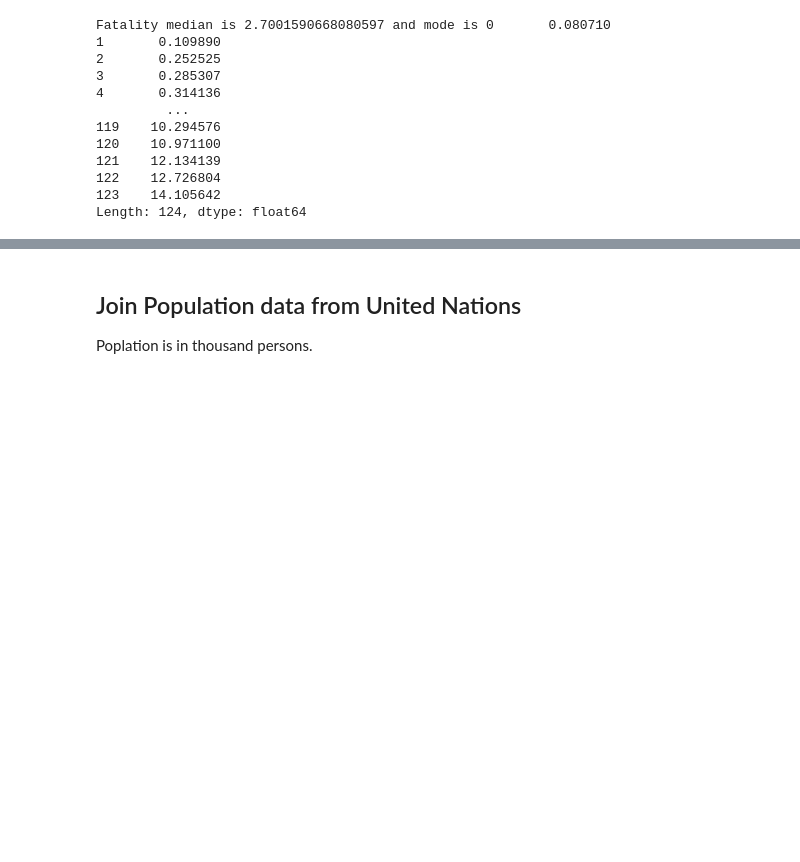
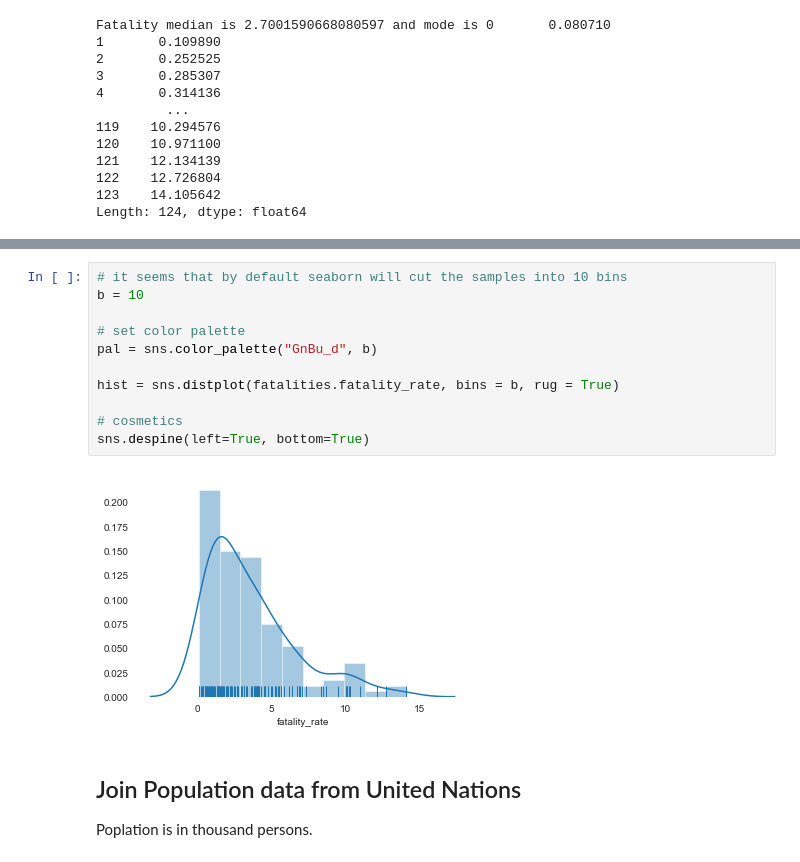
Before and after one commit to nnworkspace/covid19-insight, a Jupyter notebook: covid19-insight.ipynb, the cells around one changed output, grey strips where cells are left out. Drawn from its saved outputs; the diff is of its cells as text; blank space fills up the shorter version.

```diff
--- a/covid19-insight.ipynb
+++ b/covid19-insight.ipynb
@@ -338,3 +353,16 @@ Categories (10, interval[float64]): [(0.0657, 1.483] < (1.483, 2.886] < (2.886,
+# %%
+# it seems that by default seaborn will cut the samples into 10 bins
+b = 10
+
+# set color palette
+pal = sns.color_palette("GnBu_d", b)
+
+hist = sns.distplot(fatalities.fatality_rate, bins = b, rug = True)
+
+# cosmetics
+sns.despine(left=True, bottom=True)
+# %% [output]
+[figure, added]
 # %% [markdown]
 ## Join Population data from United Nations
 
```
Also changed, not shown: parts of 7 cells of this notebook, 2 other files.
